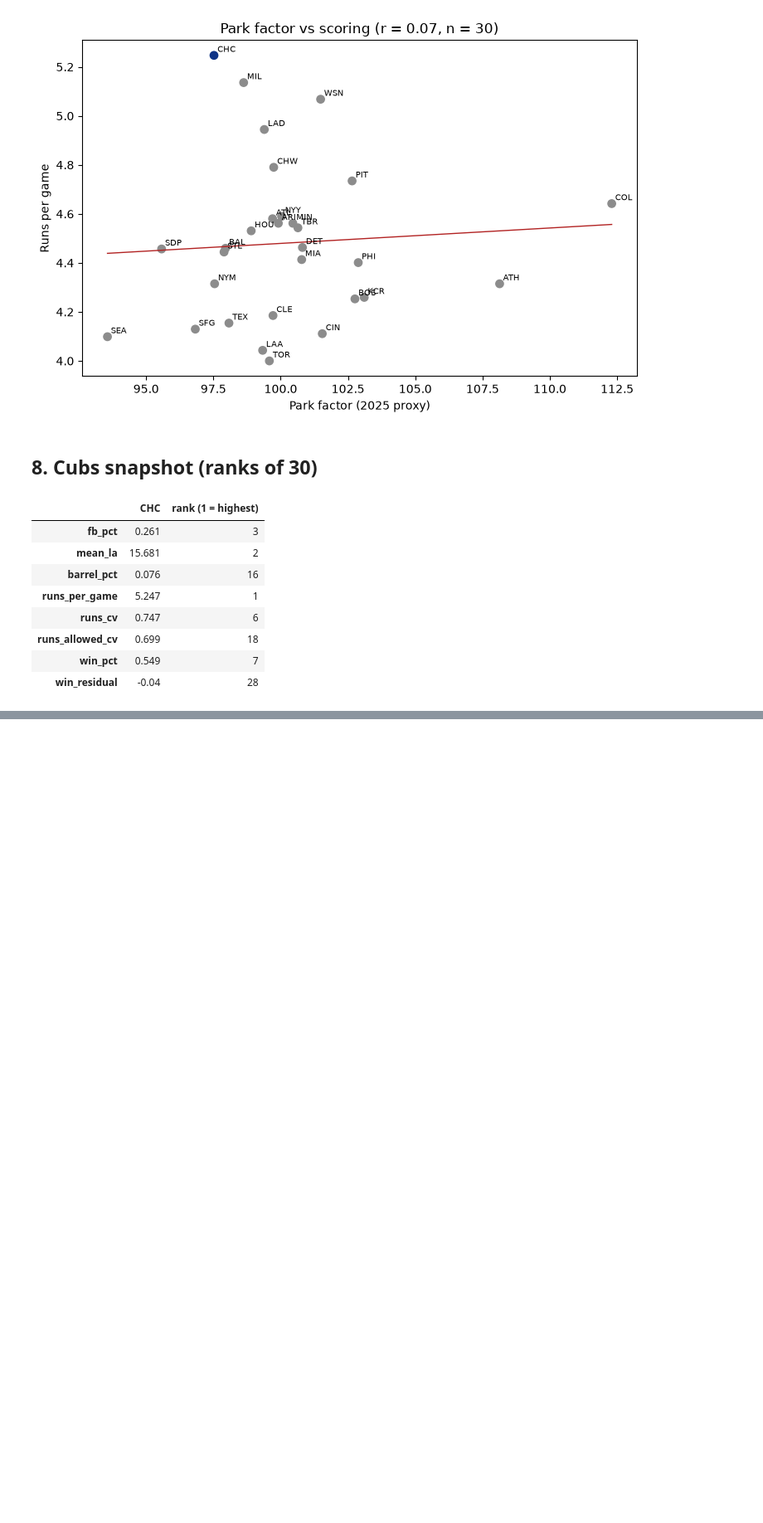
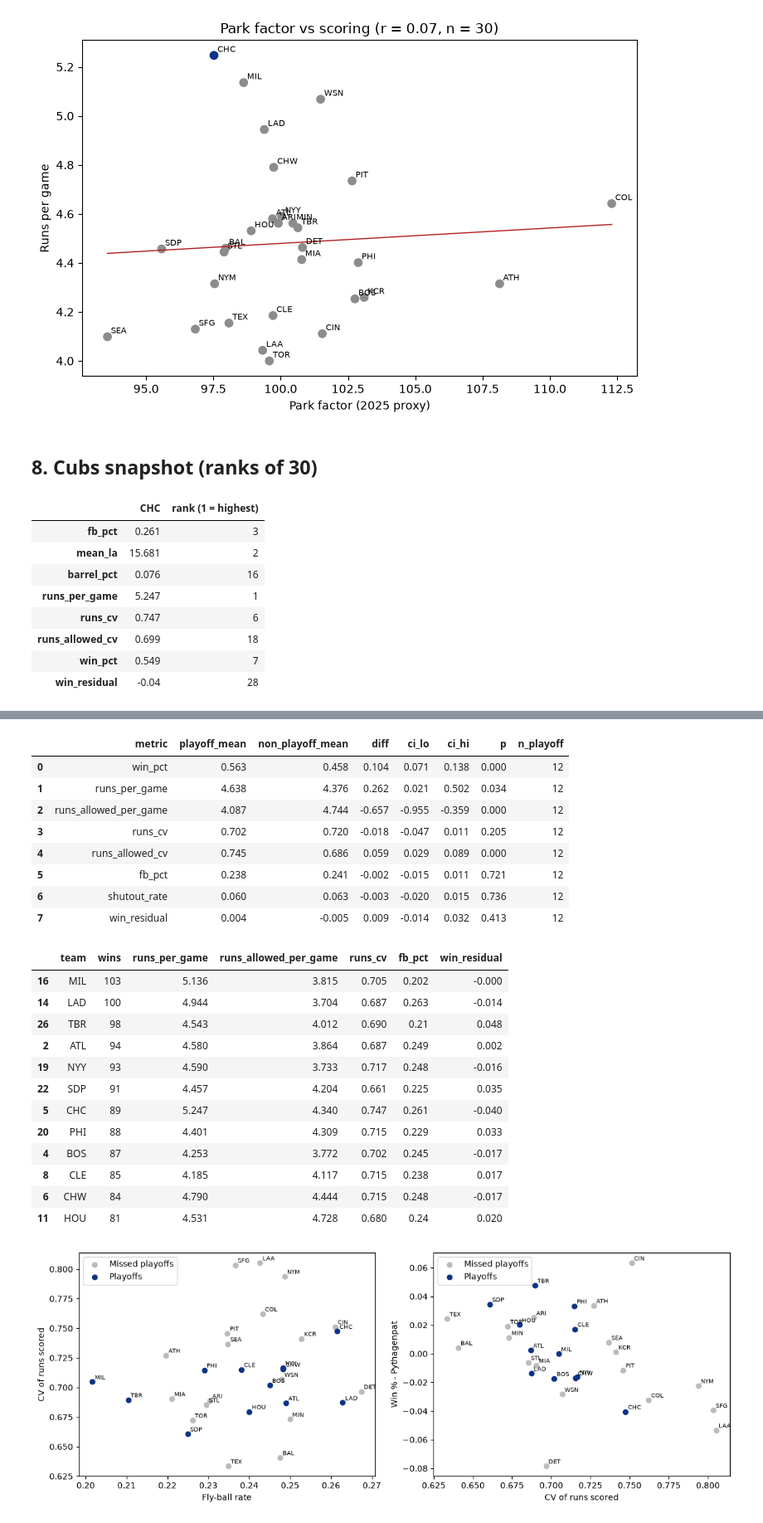
Before and after one commit to nvyrugby82003/launch-angle-variance, a Jupyter notebook: notebooks/01_eda.ipynb, the cells around one changed output, grey strips where cells are left out. Shown at 83% size. Saved outputs shown, nothing was run; the diff lists cells and outputs as text; code cells hidden in the pictures; blank space fills up the shorter version.

Commit message:
Add playoff-team comparison to EDA; lint config for notebooks
Co-authored-by: Copilot <223556219+Copilot@users.noreply.github.com>

```diff
--- a/notebooks/01_eda.ipynb
+++ b/notebooks/01_eda.ipynb
@@ -184,3 +187,45 @@ pd.DataFrame({"CHC": d.set_index("team").loc["CHC", metrics].round(3), "rank (1
+# %%
+po = H.load_playoff_teams(str(ROOT / "data/external/playoff-teams-2026.csv"))
+display(H.compare_playoff(d, po).round(3))
+
+d["playoff"] = d.team.isin(po)
+fig, axes = plt.subplots(1, 2, figsize=(12, 4.5))
+for ax, (x, y, xl, yl) in zip(
+    axes,
+    [("fb_pct", "runs_cv", "Fly-ball rate", "CV of runs scored"), ("runs_cv", "win_residual", "CV of runs scored", "Win % - Pythagenpat")],
+    strict=True,
+):
+    ax.scatter(d.loc[~d.playoff, x], d.loc[~d.playoff, y], c="#bbbbbb", label="Missed playoffs")
+    ax.scatter(d.loc[d.playoff, x], d.loc[d.playoff, y], c="#0E3386", label="Playoffs")
+    for _, r in d.iterrows():
+        ax.annotate(r.team, (r[x], r[y]), fontsize=7, xytext=(3, 3), textcoords="offset points")
+    ax.set_xlabel(xl); ax.set_ylabel(yl); ax.legend()
+plt.tight_layout()
+d[d.playoff].sort_values("win_pct", ascending=False)[["team", "wins", "runs_per_game", "runs_allowed_per_game", "runs_cv", "fb_pct", "win_residual"]].round(3)
+# %% [output]
+|  | metric | playoff_mean | non_playoff_mean | diff | ci_lo | ci_hi | p | n_playoff |
+| 0 | win_pct | 0.563 | 0.458 | 0.104 | 0.071 | 0.138 | 0.000 | 12 |
+| 1 | runs_per_game | 4.638 | 4.376 | 0.262 | 0.021 | 0.502 | 0.034 | 12 |
+| 2 | runs_allowed_per_game | 4.087 | 4.744 | -0.657 | -0.955 | -0.359 | 0.000 | 12 |
+| 3 | runs_cv | 0.702 | 0.720 | -0.018 | -0.047 | 0.011 | 0.205 | 12 |
+| 4 | runs_allowed_cv | 0.745 | 0.686 | 0.059 | 0.029 | 0.089 | 0.000 | 12 |
+| 5 | fb_pct | 0.238 | 0.241 | -0.002 | -0.015 | 0.011 | 0.721 | 12 |
+| 6 | shutout_rate | 0.060 | 0.063 | -0.003 | -0.020 | 0.015 | 0.736 | 12 |
+| 7 | win_residual | 0.004 | -0.005 | 0.009 | -0.014 | 0.032 | 0.413 | 12 |
+|  | team | wins | runs_per_game | runs_allowed_per_game | runs_cv | fb_pct | win_residual |
+| 16 | MIL | 103 | 5.136 | 3.815 | 0.705 | 0.202 | -0.000 |
+| 14 | LAD | 100 | 4.944 | 3.704 | 0.687 | 0.263 | -0.014 |
+| 26 | TBR | 98 | 4.543 | 4.012 | 0.690 | 0.21 | 0.048 |
+| 2 | ATL | 94 | 4.580 | 3.864 | 0.687 | 0.249 | 0.002 |
+| 19 | NYY | 93 | 4.590 | 3.733 | 0.717 | 0.248 | -0.016 |
+| 22 | SDP | 91 | 4.457 | 4.204 | 0.661 | 0.225 | 0.035 |
+| 5 | CHC | 89 | 5.247 | 4.340 | 0.747 | 0.261 | -0.040 |
+| 20 | PHI | 88 | 4.401 | 4.309 | 0.715 | 0.229 | 0.033 |
+| 4 | BOS | 87 | 4.253 | 3.772 | 0.702 | 0.245 | -0.017 |
+| 8 | CLE | 85 | 4.185 | 4.117 | 0.715 | 0.238 | 0.017 |
+| 6 | CHW | 84 | 4.790 | 4.444 | 0.715 | 0.248 | -0.017 |
+| 11 | HOU | 81 | 4.531 | 4.728 | 0.680 | 0.24 | 0.020 |
+[figure, added]
 # %% [markdown]
 ## Takeaways
 
```
Also changed, not shown: parts of 2 cells of this notebook, 5 other files.
